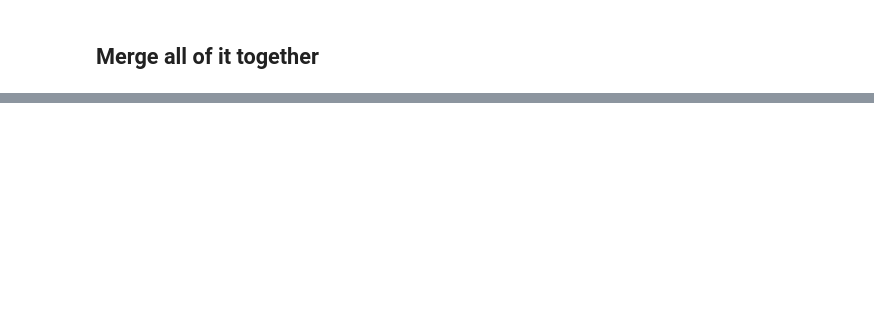
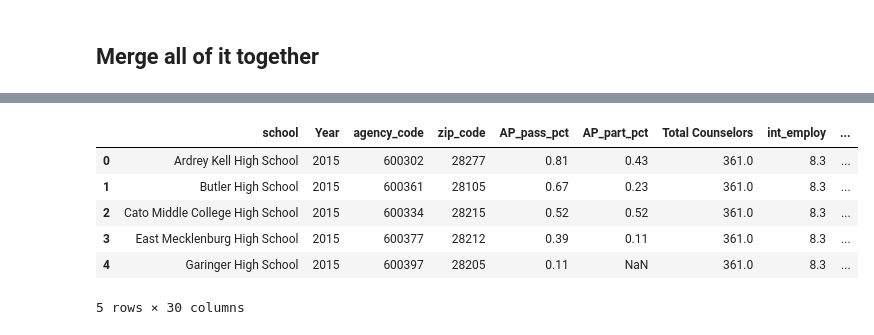
Before and after one commit to codypscott/DTSC4301, a Jupyter notebook: Dataprep.ipynb, the cells around one changed output, grey strips where cells are left out. Cells and saved outputs as stored; diff of their text form; code cells hidden in the pictures; blank space fills up the shorter version.

```diff
--- a/Dataprep.ipynb
+++ b/Dataprep.ipynb
@@ -263,6 +300,8 @@ Index([                   'School',                  'Zip Code',
 # %%
 main_df.rename(
     columns={
+        'pct_ap_pass':'AP_pass_pct',
+        'pct_ap_participation':'AP_part_pct',
         'EMPLOYMENT':'int_employ',
         'MILITARY': 'int_military',
         'OTHERS **': 'int_other',
@@ -273,5 +312,4 @@ main_df.rename(
         'Subtotal for Trade':'int_tradesch',
         'cred_earned_pct':'CTE_cred_pct',
         'students_CTE_pct':'CTE_enroll_pct',
-        '(\'pct_enrolled\', \'ALL\')':'enroll_ALL',
-        'Total Funds':'Total Counselors',  }, inplace=True)
+        'Total Funds':'Total Counselors'  }, inplace=True)
@@ -278,2 +328,16 @@ main_df.rename(
+# %%
+year = main_df.pop('year')
+
+main_df.insert(1, 'Year', year)
+# %%
+main_df.head(5)
+# %% [output]
+|  | school | Year | agency_code | zip_code | AP_pass_pct | AP_part_pct | Total Counselors | int_employ | ... |
+| 0 | Ardrey Kell High School | 2015 | 600302 | 28277 | 0.81 | 0.43 | 361.0 | 8.3 | ... |
+| 1 | Butler High School | 2015 | 600361 | 28105 | 0.67 | 0.23 | 361.0 | 8.3 | ... |
+| 2 | Cato Middle College High School | 2015 | 600334 | 28215 | 0.52 | 0.52 | 361.0 | 8.3 | ... |
+| 3 | East Mecklenburg High School | 2015 | 600377 | 28212 | 0.39 | 0.11 | 361.0 | 8.3 | ... |
+| 4 | Garinger High School | 2015 | 600397 | 28205 | 0.11 | NaN | 361.0 | 8.3 | ... |
+5 rows × 30 columns
 # %%
 main_df.to_csv('Full_Data.csv')
```
Also changed, not shown: parts of 11 cells of this notebook.
